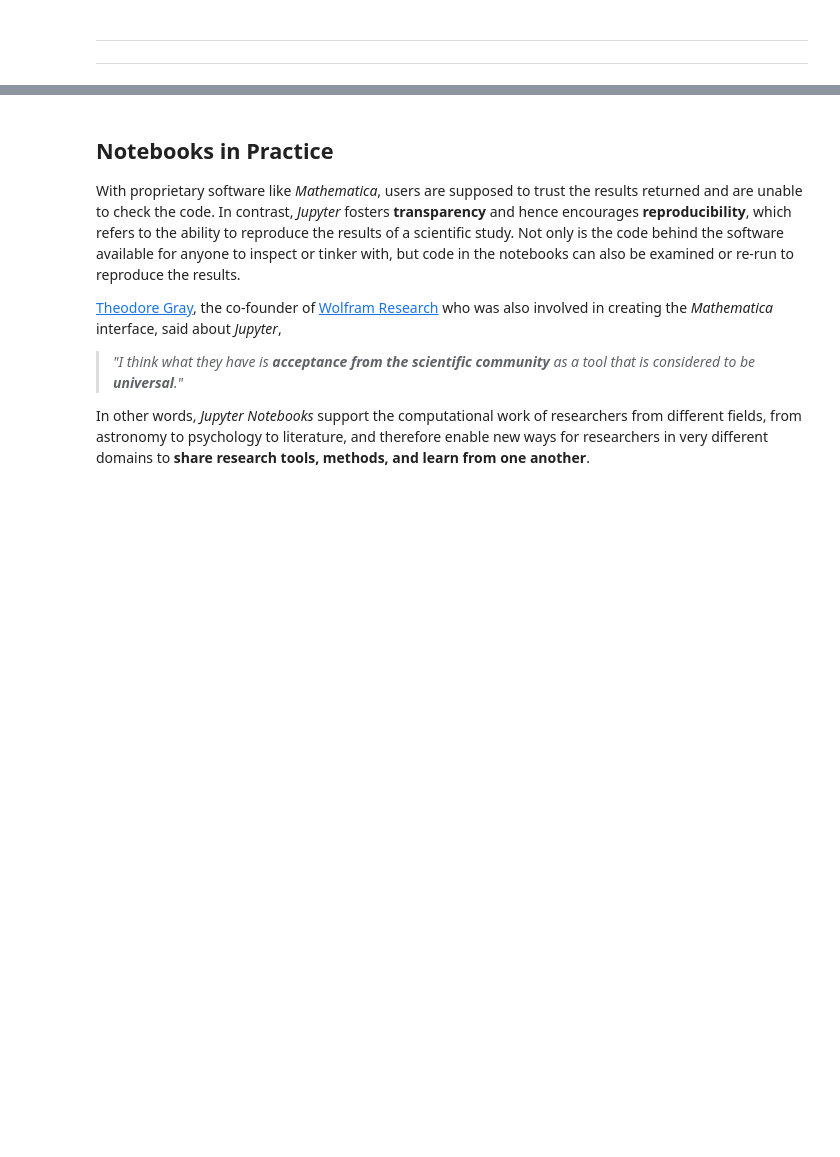
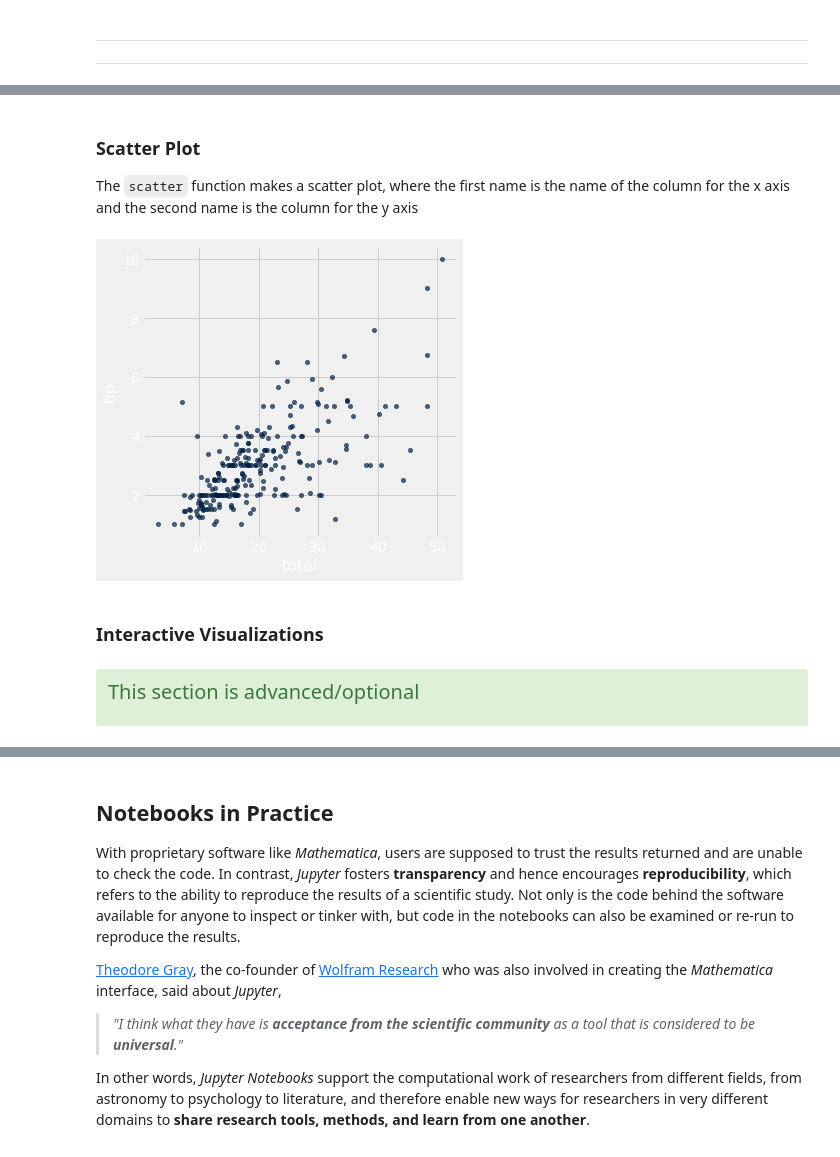
Before and after one commit to ds-modules/IB-C32, a Jupyter notebook: intro/intro.ipynb, the cells around one changed output, grey strips where cells are left out. Drawn from its saved outputs; the diff is of its cells as text; code cells hidden in the pictures; blank space fills up the shorter version.

```diff
--- a/intro/intro.ipynb
+++ b/intro/intro.ipynb
@@ -653,0 +674,14 @@ The biggest total is 50.81 dollars
+# %% [markdown]
+### Scatter Plot
+
+The `scatter` function makes a scatter plot, where the first name is the name of the column for the x axis and the second name is the column for the y axis
+# %%
+tips.scatter("total", "tip")
+# %% [output]
+[figure, added]
+# %% [markdown]
+### Interactive Visualizations
+# %% [markdown]
+<div class="alert alert-block alert-success">
+    <p style="font-size:20px">This section is advanced/optional
+</div>
```
Also changed, not shown: parts of 12 cells of this notebook.
